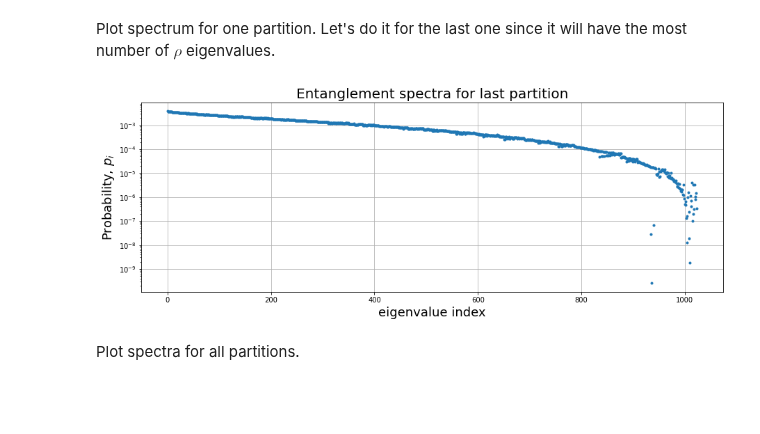
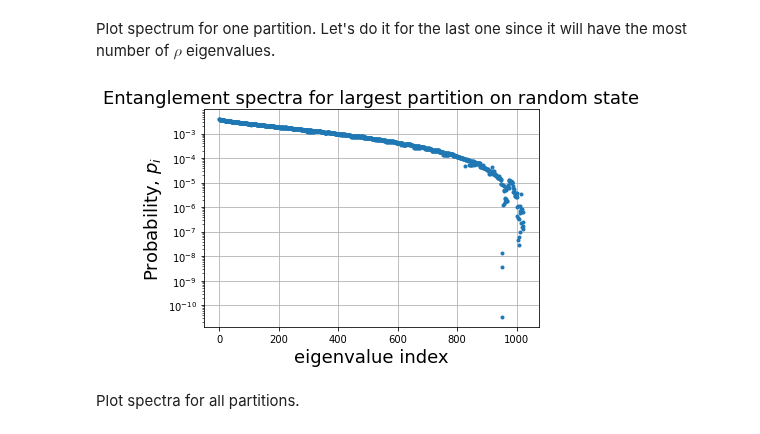
Before and after one commit to sofiagonga/many-body_entanglement_TN, a Jupyter notebook: TN_tutorial5.ipynb, the cells around one changed output. Cells and saved outputs as stored; diff of their text form; code cells hidden in the pictures; blank space fills up the shorter version.

Commit message:
first part tutorial 5 complete

```diff
--- a/TN_tutorial5.ipynb
+++ b/TN_tutorial5.ipynb
@@ -20,15 +21,0 @@ Let's try this function for a random $N=15$ qubit state where we compute the ent
-# %%
-N= 15
-N_entropy = 3
-
-Psi = np.random.normal(size = 2**N)+1j*np.random.normal(size = 2**N)
-Psi = Psi/np.linalg.norm(Psi)
-#reshape state and compute rho
-M = np.reshape(Psi, (2**N_entropy, 2**(N-N_entropy)))
-rho = M.dot(M.conj().T)
-#obtain eigenvalues p_i
-p, U = np.linalg.eig(rho)
-p = np.real(p)
-
-ent_entropy = entanglement_entropy_from_p(p)
-print("Entanglement entropy for the first 3 qubits:", ent_entropy)
@@ -106,13 +75,0 @@ correlator = compute_correlator(Psi, Q)
-# %%
-import matplotlib.pyplot as plt
-
-import warnings
-warnings.filterwarnings('ignore')
-
-plt.title("Correlator")
-plt.grid()
-plt.ylabel("x")
-plt.xlabel(r"Correlator, $C$")
-plt.plot(np.arange(1,len(correlator)+1), correlator, ls = '-', marker = '.')
-plt.rcParams["figure.figsize"] = (11,8)
-plt.show()
@@ -136,3 +107,5 @@ ent_spectra, ent_entropy = entropies_and_spectra_from_psi(Psi)
+# %%
+ent_spectra_rand, ent_entropy_rand = entropies_and_spectra_from_psi(Psi)
 # %% [markdown]
 Check that each spectra adds up to 1.
 # %%
@@ -142,15 +115,14 @@ for i in range(np.shape(ent_spectra)[1]):
 # %% [markdown]
 Plot spectrum for one partition. Let's do it for the last one since it will have the most number of $\rho$ eigenvalues.
 # %%
-plt.title("Entanglement spectra for last partition", fontsize=20)
+plt.title("Entanglement spectra for largest partition on random state", fontsize=18)
 plt.grid()
 plt.xlabel("eigenvalue index",fontsize=18)
 plt.ylabel(r"Probability, $p_i$",fontsize=18)
 plt.yscale("log")
-plt.plot(ent_spectra[:,-1], ".")
-plt.rcParams["figure.figsize"] = (8,2)
+plt.plot(ent_spectra_rand[:,-1], ".")
 plt.show()
 # %% [output]
-[figure, old version]
+[figure, new version]
 # %% [markdown]
 Plot spectra for all partitions.
```
Also changed, not shown: parts of 43 cells of this notebook.
